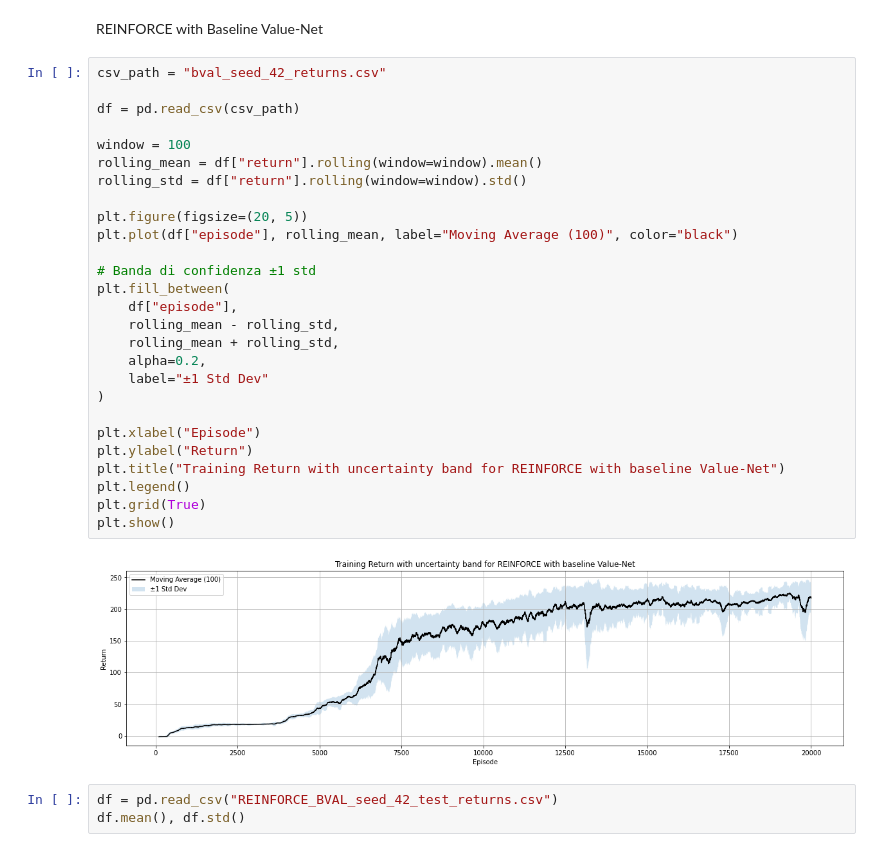
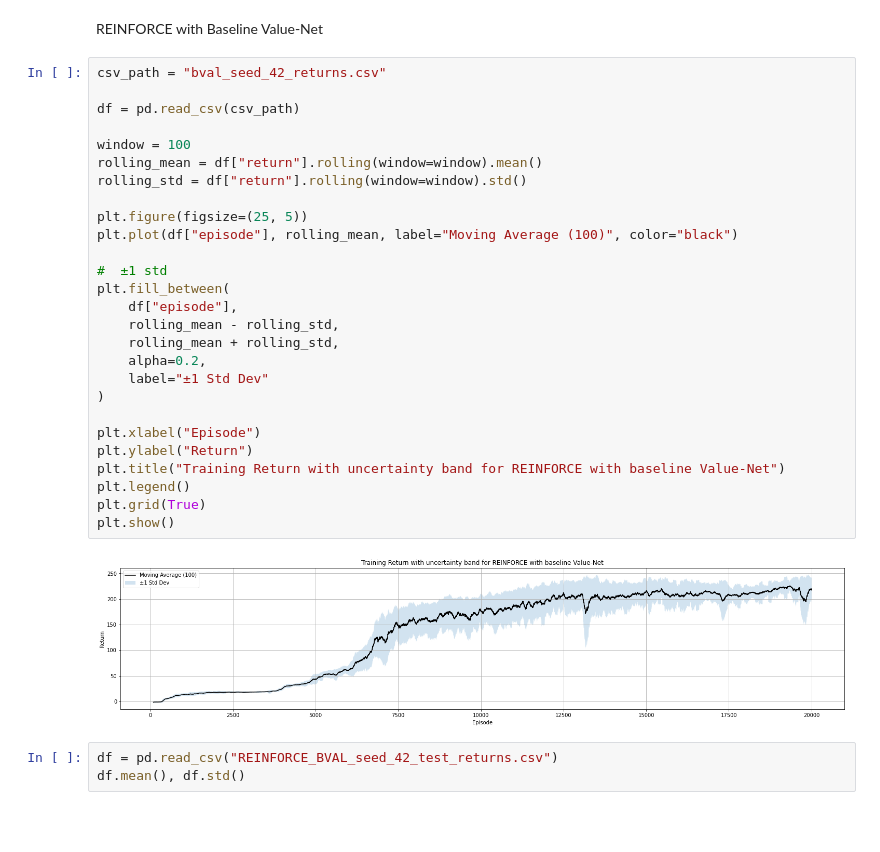
Before and after one commit to dalial89/rl_mldl_25, a Jupyter notebook: models_data/data_analysis.ipynb, the cells around one changed output. Cells and saved outputs as stored; diff of their text form; blank space fills up the shorter version.

```diff
--- a/models_data/data_analysis.ipynb
+++ b/models_data/data_analysis.ipynb
@@ -87,32 +87,32 @@ REINFORCE with Baseline Value-Net
 # %%
 csv_path = "bval_seed_42_returns.csv"
 
 df = pd.read_csv(csv_path)
 
 window = 100
 rolling_mean = df["return"].rolling(window=window).mean()
 rolling_std = df["return"].rolling(window=window).std()
 
-plt.figure(figsize=(20, 5))
+plt.figure(figsize=(25, 5))
 plt.plot(df["episode"], rolling_mean, label="Moving Average (100)", color="black")
 
-# Banda di confidenza ±1 std
+#  ±1 std
 plt.fill_between(
     df["episode"],
     rolling_mean - rolling_std,
     rolling_mean + rolling_std,
     alpha=0.2,
     label="±1 Std Dev"
 )
 
 plt.xlabel("Episode")
 plt.ylabel("Return")
 plt.title("Training Return with uncertainty band for REINFORCE with baseline Value-Net")
 plt.legend()
 plt.grid(True)
 plt.show()
 # %% [output]
-[figure, old version]
+[figure, new version]
 # %%
 df = pd.read_csv("REINFORCE_BVAL_seed_42_test_returns.csv")
 df.mean(), df.std()
```
Also changed, not shown: parts of 9 cells of this notebook.
